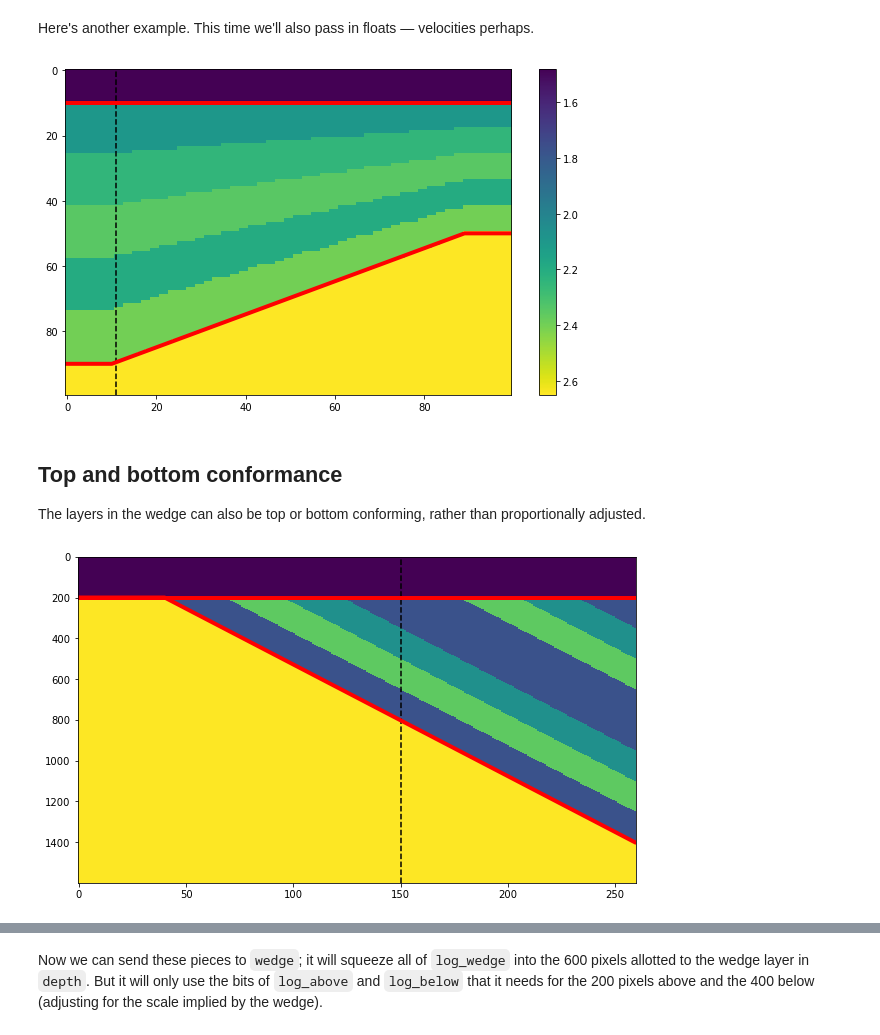
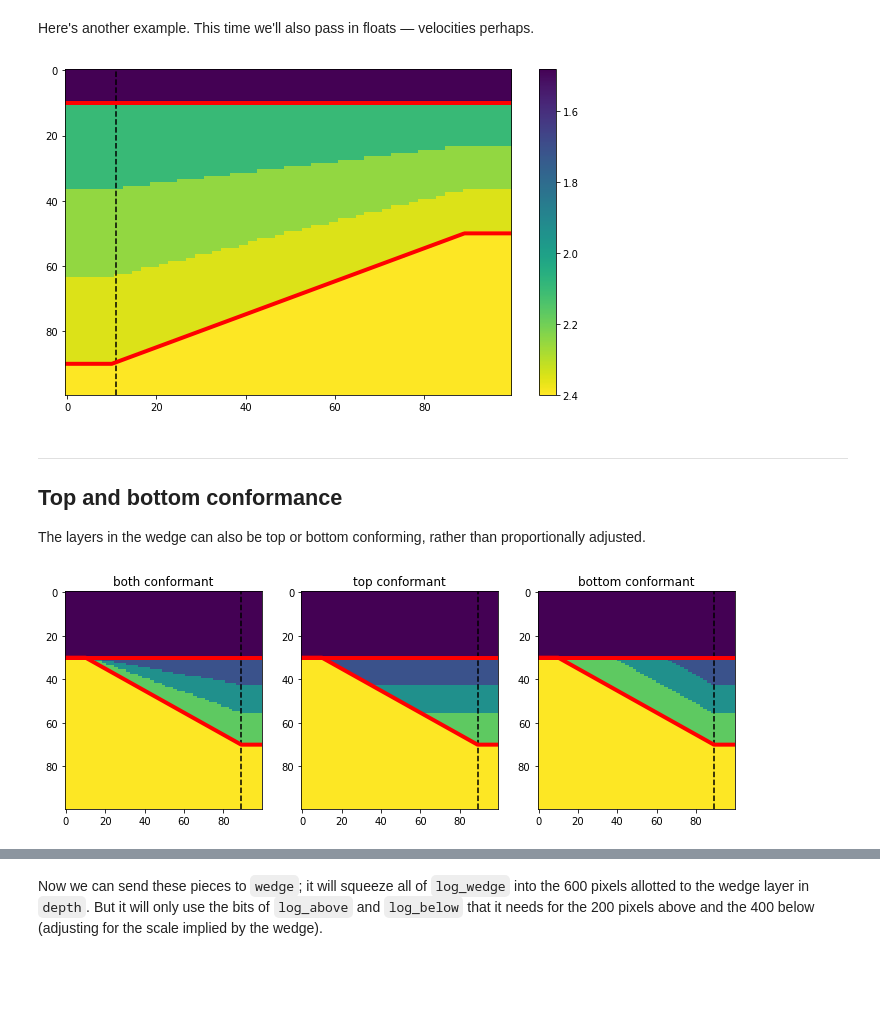
Before and after one commit to agilescientific/in-bruges, a Jupyter notebook: notebooks/Wedges.ipynb, the cells around one changed output, grey strips where cells are left out. Drawn from its saved outputs; the diff is of its cells as text; code cells hidden in the pictures; blank space fills up the shorter version.

Commit message:
wedges with net to gross

```diff
--- a/notebooks/Wedges.ipynb
+++ b/notebooks/Wedges.ipynb
@@ -143,7 +166,7 @@ Here's another example. This time we'll also pass in floats — velocities perha
 # %%
 w, top, base, ref = bg.models.wedge(depth=(10., 80, 10),
                           width=(10, 80, 10),
-                          strat=(1.48, (2.10, 2.25, 2.35, 2.20, 2.40), 2.65),  # Floats in the wedge
+                          strat=(1.48, (2.10, 2.25, 2.35), 2.40),  # Floats in the wedge.
                           thickness=(1, 0.5),
                           mode='linear',
                          )
@@ -157,25 +180,25 @@ cb = plt.colorbar()
 cb.ax.invert_yaxis()
 plt.show()
 # %% [output]
-[figure, old version]
+[figure, new version]
 # %% [markdown]
+---
+
 ## Top and bottom conformance
 
 The layers in the wedge can also be top or bottom conforming, rather than proportionally adjusted.
 # %%
-w, top, base, ref = bg.models.wedge(depth=(200, 600, 200),
-                          width=(40, 220, 0),
-                          strat=(0, (1,2,3,1), 4),
-                          mode='linear',
-                          conformance='bottom',
-                          thickness=(0, 2)
-                         )
+confs = ['both', 'top', 'bottom']
 
-plt.figure(figsize=(10, 6))
-plt.imshow(w, aspect='auto', interpolation='none')
-plt.axvline(ref, color='k', ls='--')
-plt.plot(top, 'r-', lw=4)
-plt.plot(base, 'r-', lw=4)
+fig, axs = plt.subplots(ncols=len(confs), figsize=(12, 4))
+for ax, conf in zip(axs, confs):
+    w, top, base, ref = bg.models.wedge(strat=(0, (1,2,3), 4),
+                                        conformance=conf)
+    ax.imshow(w, aspect='auto', interpolation='none')
+    ax.axvline(ref, color='k', ls='--')
+    ax.plot(top, 'r-', lw=4)
+    ax.plot(base, 'r-', lw=4)
+    ax.set_title(f"{conf} conformant")
 plt.show()
 # %% [output]
-[figure, old version]
+[figure, new version]
```
Also changed, not shown: parts of 21 cells of this notebook, 2 other files.
